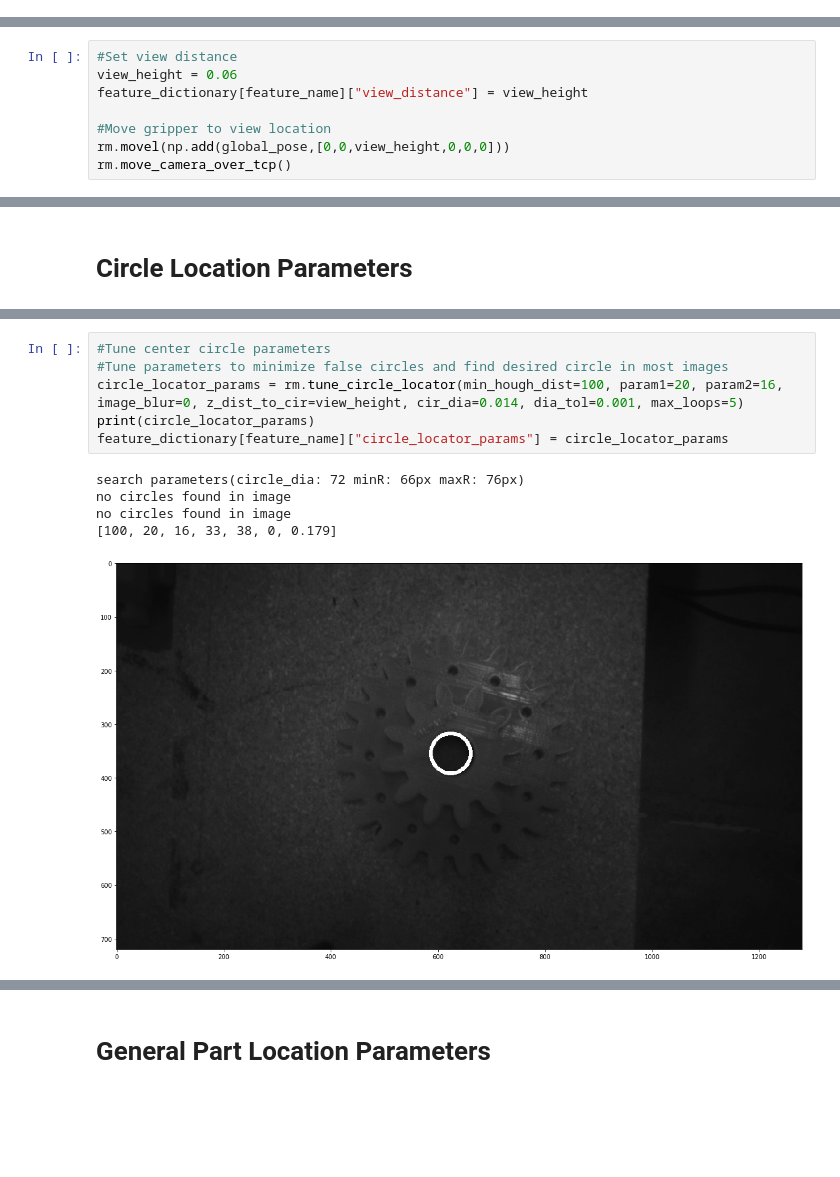
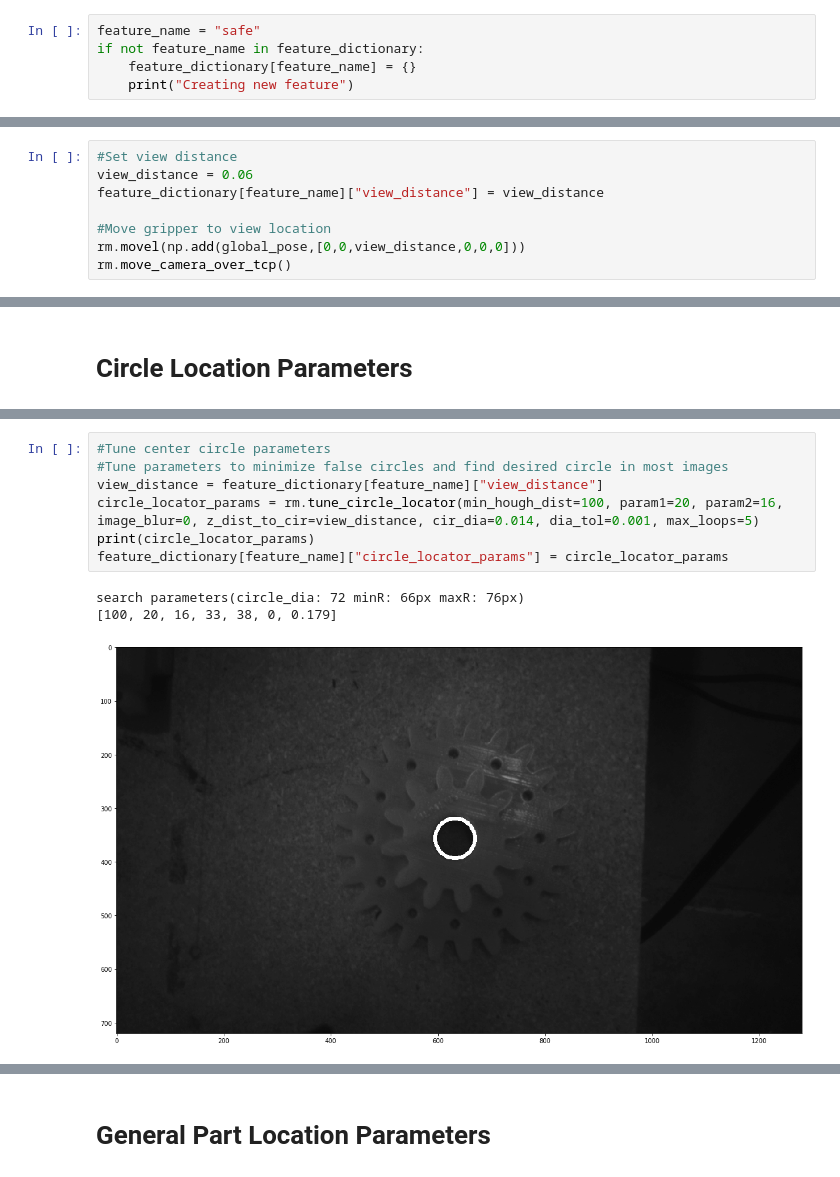
Before and after one commit to RoboticMaterials/rmlib, a Jupyter notebook: examples/feature_creator.ipynb, the cells around one changed output, grey strips where cells are left out. Cells and saved outputs as stored; diff of their text form; blank space fills up the shorter version.

```diff
--- a/examples/feature_creator.ipynb
+++ b/examples/feature_creator.ipynb
@@ -44,0 +55,5 @@ feature_dictionary[feature_name] = {}
+# %%
+feature_name = "safe"
+if not feature_name in feature_dictionary:
+    feature_dictionary[feature_name] = {}
+    print("Creating new feature")
@@ -56,9 +73,9 @@ global_pose = rm.get_tcp_pose()
 feature_dictionary[feature_name]["pose"] = global_pose
 # %%
 #Set view distance
-view_height = 0.06
-feature_dictionary[feature_name]["view_distance"] = view_height
+view_distance = 0.06
+feature_dictionary[feature_name]["view_distance"] = view_distance
 
 #Move gripper to view location
-rm.movel(np.add(global_pose,[0,0,view_height,0,0,0]))
+rm.movel(np.add(global_pose,[0,0,view_distance,0,0,0]))
 rm.move_camera_over_tcp()
@@ -69,14 +99,13 @@ rm.open_gripper()
 # %%
 #Tune center circle parameters
 #Tune parameters to minimize false circles and find desired circle in most images
-circle_locator_params = rm.tune_circle_locator(min_hough_dist=100, param1=20, param2=16, image_blur=0, z_dist_to_cir=view_height, cir_dia=0.014, dia_tol=0.001, max_loops=5)
+view_distance = feature_dictionary[feature_name]["view_distance"]
+circle_locator_params = rm.tune_circle_locator(min_hough_dist=100, param1=20, param2=16, image_blur=0, z_dist_to_cir=view_distance, cir_dia=0.014, dia_tol=0.001, max_loops=5)
 print(circle_locator_params)
 feature_dictionary[feature_name]["circle_locator_params"] = circle_locator_params
 # %% [output]
 search parameters(circle_dia: 72 minR: 66px maxR: 76px)
-no circles found in image
-no circles found in image
 [100, 20, 16, 33, 38, 0, 0.179]
-[figure, old version]
+[figure, new version]
 [figure]
 [figure]
```
Also changed, not shown: parts of 15 cells of this notebook, 3 other files.
